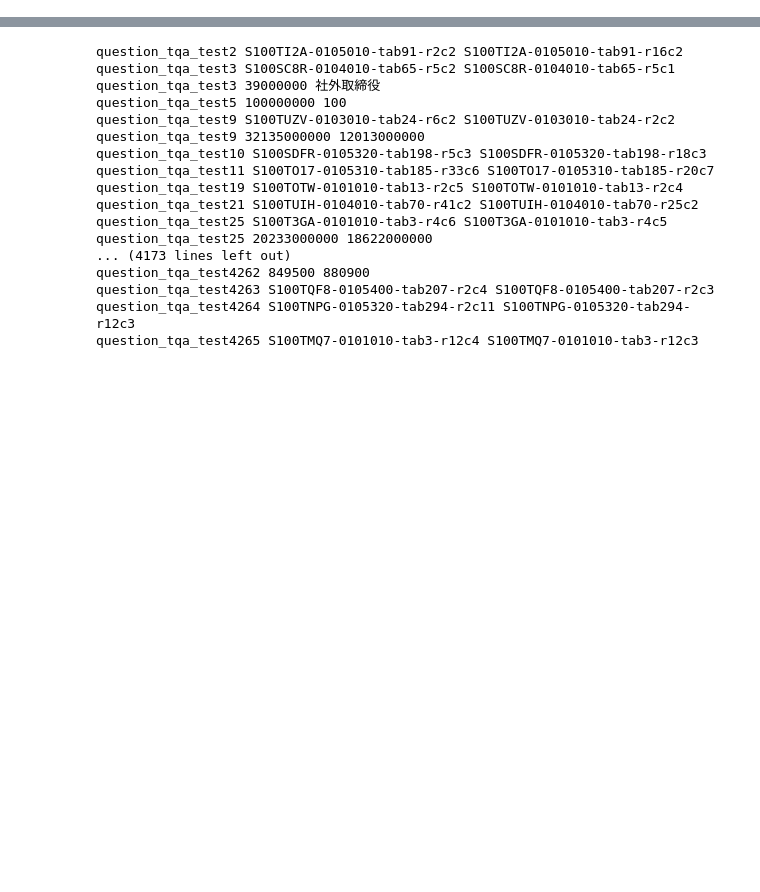
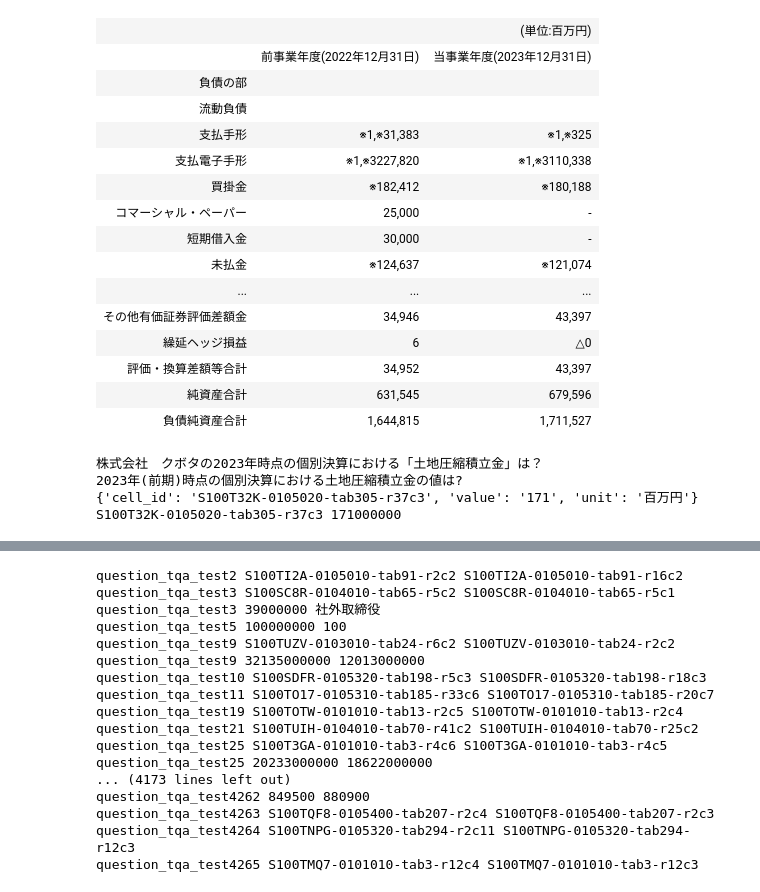
Before and after one commit to BekkiTomoya/tmp, a Jupyter notebook: TQAtask.ipynb, the cells around one changed output, grey strips where cells are left out. Saved outputs shown, nothing was run; the diff lists cells and outputs as text; code cells hidden in the pictures; blank space fills up the shorter version.

```diff
--- a/TQAtask.ipynb
+++ b/TQAtask.ipynb
@@ -159,2 +177,30 @@ extracted_data = json.loads(open("../test/extracted_data.json", "r").read())
+# %%
+row = df.iloc[14]
+task = TQAtast(row['question'], row['table_id'], row['flag'])
+display(HTML(task.restructuring_table()))
+print(row['question'])
+print(task.get_cell('gpt'))
+print(row['cell_id'], row['value'])
+# %% [output]
+|  |  | (単位:百万円) |
+|  | 前事業年度(2022年12月31日) | 当事業年度(2023年12月31日) |
+| 負債の部 |  |  |
+| 流動負債 |  |  |
+| 支払手形 | ※1,※31,383 | ※1,※325 |
+| 支払電子手形 | ※1,※3227,820 | ※1,※3110,338 |
+| 買掛金 | ※182,412 | ※180,188 |
+| コマーシャル・ペーパー | 25,000 | - |
+| 短期借入金 | 30,000 | - |
+| 未払金 | ※124,637 | ※121,074 |
+| ... | ... | ... |
+| その他有価証券評価差額金 | 34,946 | 43,397 |
+| 繰延ヘッジ損益 | 6 | △0 |
+| 評価・換算差額等合計 | 34,952 | 43,397 |
+| 純資産合計 | 631,545 | 679,596 |
+| 負債純資産合計 | 1,644,815 | 1,711,527 |
+株式会社　クボタの2023年時点の個別決算における「土地圧縮積立金」は？
+2023年(前期)時点の個別決算における土地圧縮積立金の値は?
+{'cell_id': 'S100T32K-0105020-tab305-r37c3', 'value': '171', 'unit': '百万円'}
+S100T32K-0105020-tab305-r37c3 171000000
 # %%
 #extracted_data = {}
```
Also changed, not shown: parts of 5 cells of this notebook.
